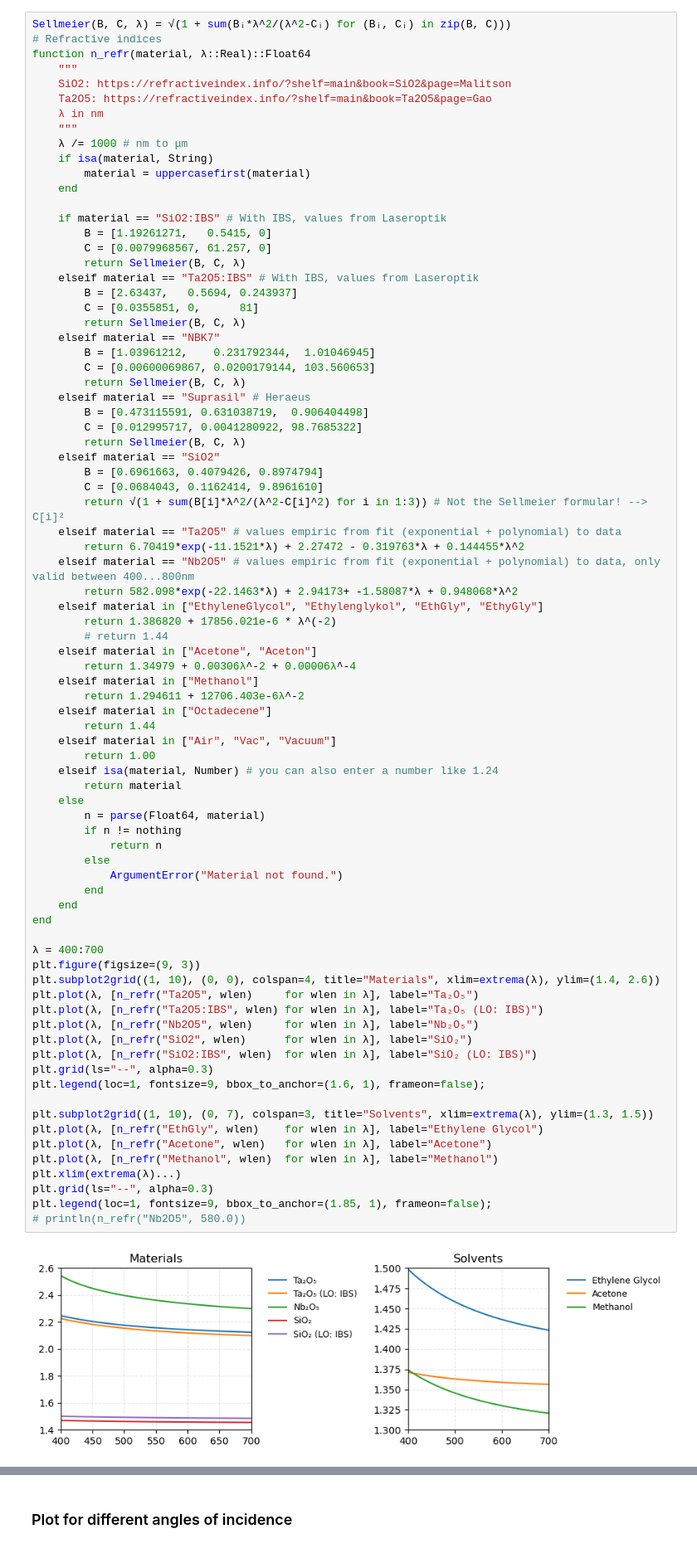
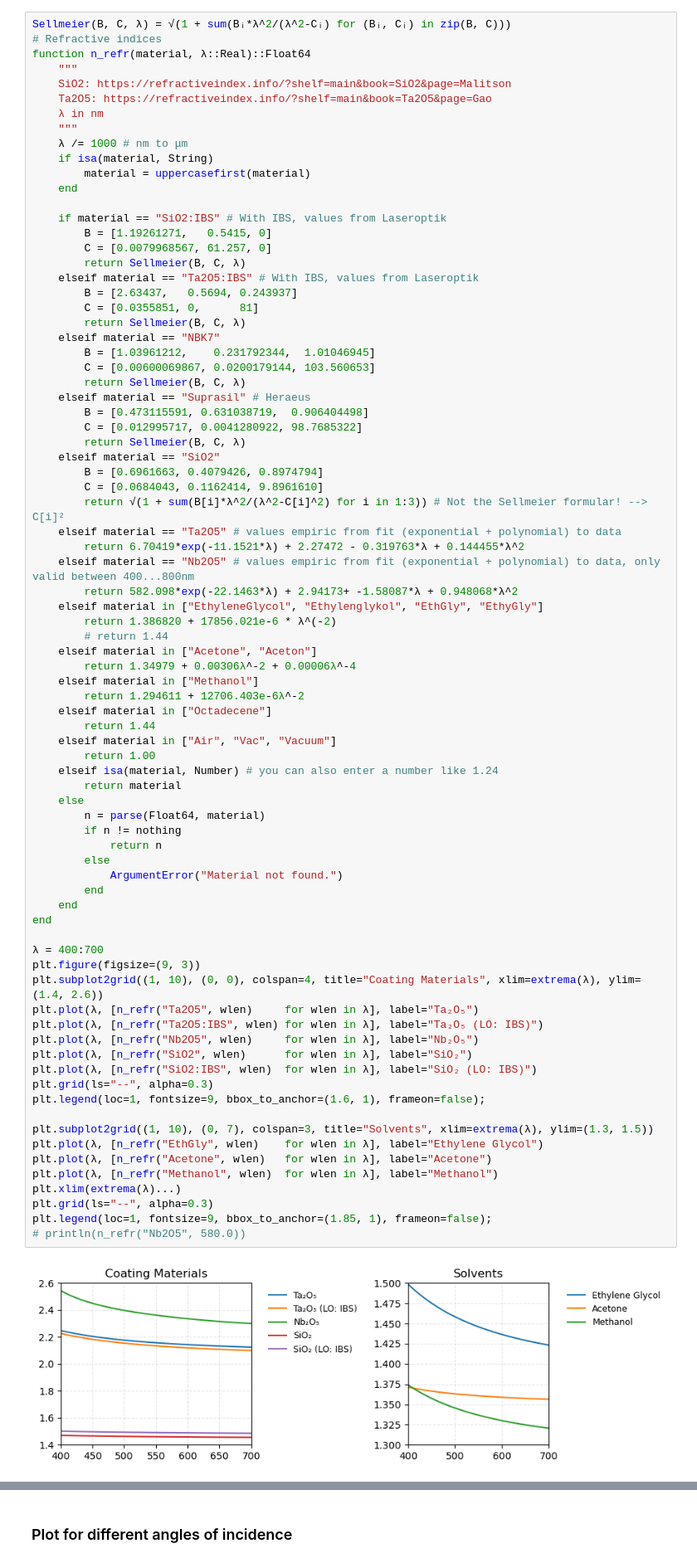
Before and after one commit to ErikBsly/Dielectric-Mirror, a Jupyter notebook: src/DielectricMirror.ipynb, the cells around one changed output, grey strips where cells are left out. Shown at 83% size. Saved outputs shown, nothing was run; the diff lists cells and outputs as text.

```diff
--- a/src/DielectricMirror.ipynb
+++ b/src/DielectricMirror.ipynb
@@ -63,32 +60,32 @@ function n_refr(material, λ::Real)::Float64
         return material
     else
         n = parse(Float64, material)
         if n != nothing
             return n
         else
             ArgumentError("Material not found.")
         end
     end
 end
 
 λ = 400:700
 plt.figure(figsize=(9, 3))
-plt.subplot2grid((1, 10), (0, 0), colspan=4, title="Materials", xlim=extrema(λ), ylim=(1.4, 2.6))
+plt.subplot2grid((1, 10), (0, 0), colspan=4, title="Coating Materials", xlim=extrema(λ), ylim=(1.4, 2.6))
 plt.plot(λ, [n_refr("Ta2O5", wlen)     for wlen in λ], label="Ta₂O₅")
 plt.plot(λ, [n_refr("Ta2O5:IBS", wlen) for wlen in λ], label="Ta₂O₅ (LO: IBS)")
 plt.plot(λ, [n_refr("Nb2O5", wlen)     for wlen in λ], label="Nb₂O₅")
 plt.plot(λ, [n_refr("SiO2", wlen)      for wlen in λ], label="SiO₂")
 plt.plot(λ, [n_refr("SiO2:IBS", wlen)  for wlen in λ], label="SiO₂ (LO: IBS)")
 plt.grid(ls="--", alpha=0.3)
 plt.legend(loc=1, fontsize=9, bbox_to_anchor=(1.6, 1), frameon=false);
 
 plt.subplot2grid((1, 10), (0, 7), colspan=3, title="Solvents", xlim=extrema(λ), ylim=(1.3, 1.5))
 plt.plot(λ, [n_refr("EthGly", wlen)    for wlen in λ], label="Ethylene Glycol")
 plt.plot(λ, [n_refr("Acetone", wlen)   for wlen in λ], label="Acetone")
 plt.plot(λ, [n_refr("Methanol", wlen)  for wlen in λ], label="Methanol")
 plt.xlim(extrema(λ)...)
 plt.grid(ls="--", alpha=0.3)
 plt.legend(loc=1, fontsize=9, bbox_to_anchor=(1.85, 1), frameon=false);
 # println(n_refr("Nb2O5", 580.0))
 # %% [output]
-[figure, old version]
+[figure, new version]
```
Also changed, not shown: parts of 14 cells of this notebook.
